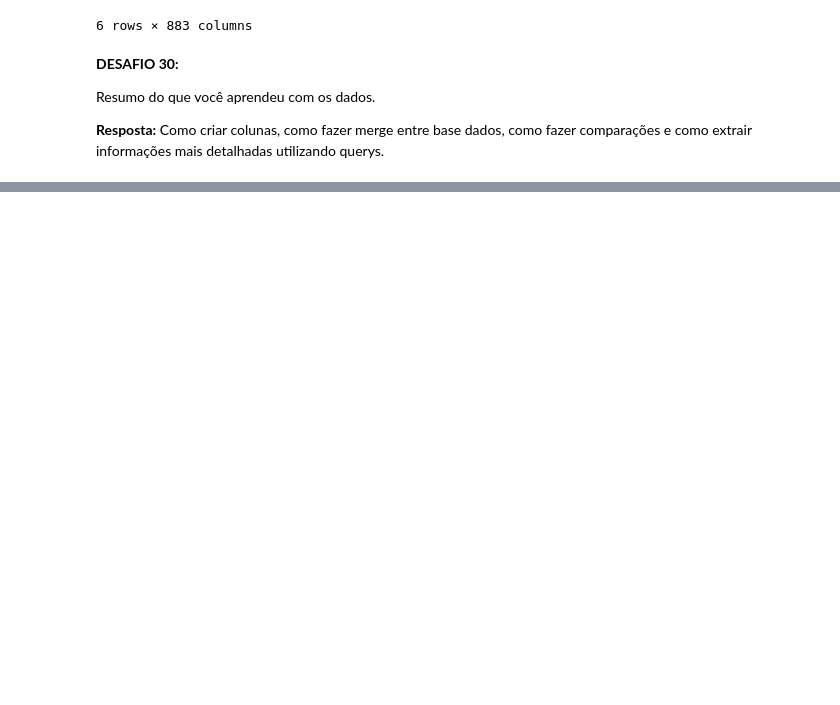
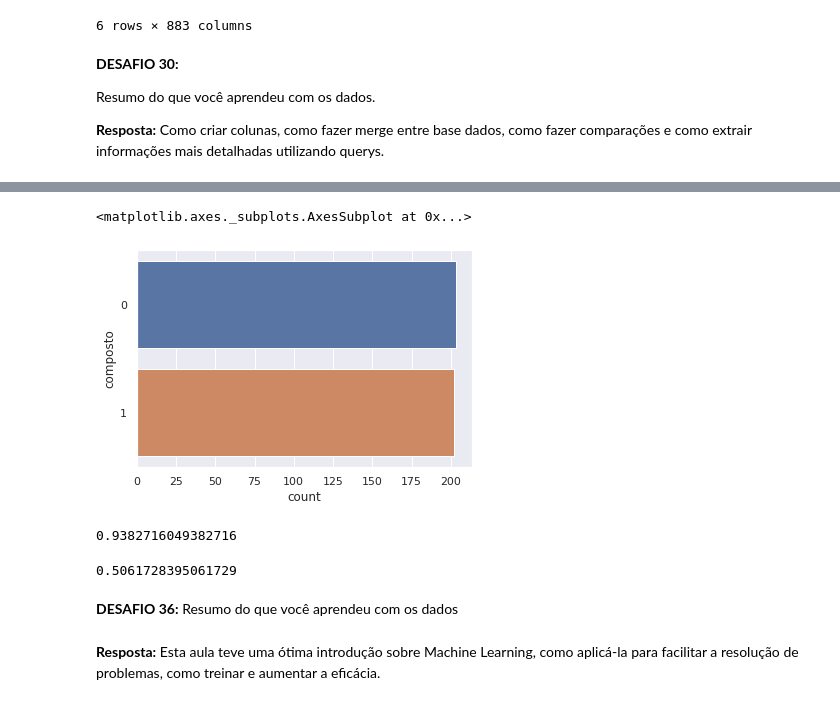
Before and after one commit to ducrz/Imersao-Dados, a Jupyter notebook: ImersaoDados.ipynb, the cells around one changed output, grey strips where cells are left out. Drawn from its saved outputs; the diff is of its cells as text; code cells hidden in the pictures; blank space fills up the shorter version.

```diff
--- a/ImersaoDados.ipynb
+++ b/ImersaoDados.ipynb
@@ -1246,0 +1485,2 @@ Resumo do que você aprendeu com os dados.
+# %%
+dt_temp = dados_combinados.query('composto in ["8b87a7a83", "5628cb3ee"]')
@@ -1246,0 +1489,7 @@ Resumo do que você aprendeu com os dados.
+# %%
+y = dt_temp['composto'].map({'8b87a7a83': 0, '5628cb3ee': 1})
+# %%
+sns.countplot(y=y)
+# %% [output]
+<matplotlib.axes._subplots.AxesSubplot at 0x...>
+[figure, added]
@@ -1246,0 +1498,18 @@ Resumo do que você aprendeu com os dados.
+# %%
+modelo_rlogistica2 = LogisticRegression()
+modelo_rlogistica2.fit(x_treino, y_treino)
+modelo_rlogistica2.score(x_teste, y_teste)
+# %% [output]
+0.9382716049382716
+# %%
+modelo_dummy = DummyClassifier('most_frequent')
+modelo_dummy.fit(x_treino, y_treino)
+previsao_dummy = modelo_dummy.predict(x_teste)
+accuracy_score(y_teste, previsao_dummy)
+# %% [output]
+0.5061728395061729
+# %% [markdown]
+**DESAFIO 36:**
+Resumo do que você aprendeu com os dados
+# %% [markdown]
+**Resposta:** Esta aula teve uma ótima introdução sobre Machine Learning, como aplicá-la para facilitar a resolução de problemas, como treinar e aumentar a eficácia.
```
Also changed, not shown: parts of 35 cells of this notebook.
